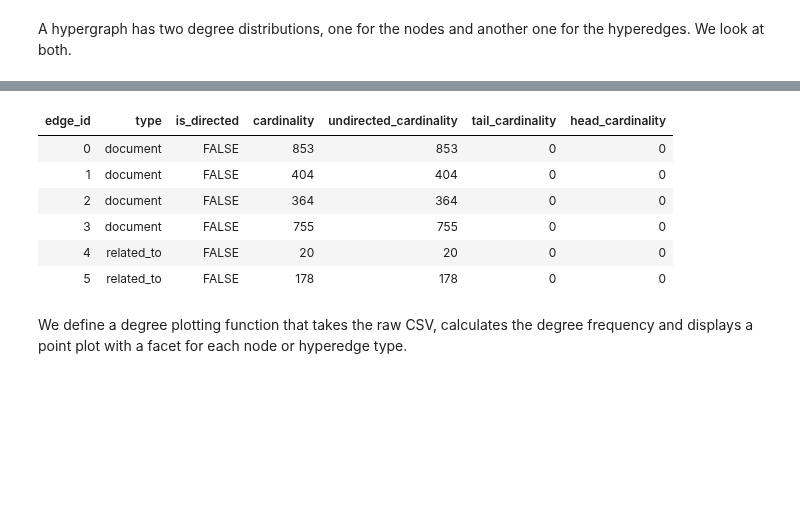
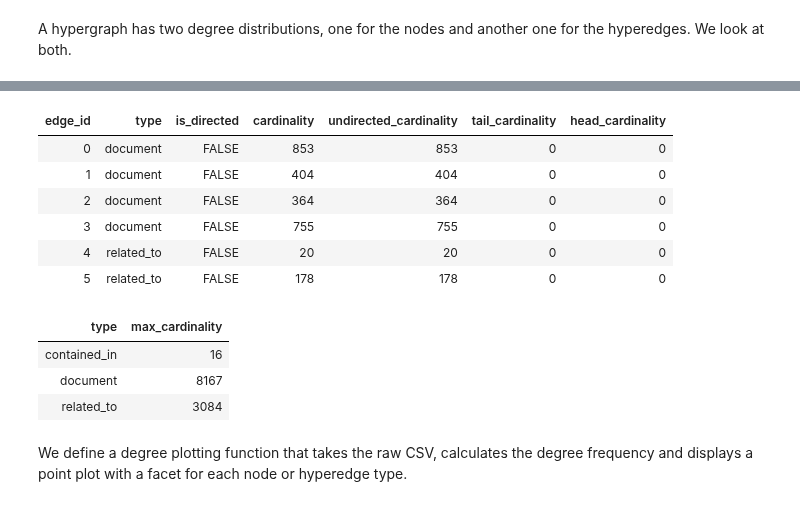
Before and after one commit to feup-infolab/army-ant, a Jupyter notebook: notebooks/hypergraph_of_entity/hypergraph_of_entity.ipynb, the cells around one changed output, grey strips where cells are left out. Saved outputs shown, nothing was run; the diff lists cells and outputs as text; code cells hidden in the pictures; blank space fills up the shorter version.

```diff
--- a/notebooks/hypergraph_of_entity/hypergraph_of_entity.ipynb
+++ b/notebooks/hypergraph_of_entity/hypergraph_of_entity.ipynb
@@ -99,14 +99,21 @@ head(node_degree)
 # %%
 edge_cardinality <- load_edge_cardinality_data(file.path(base_dir, "global"))
 head(edge_cardinality)
+edge_cardinality %>%
+    group_by(type) %>%
+    summarise(max_cardinality=max(cardinality))
 # %% [output]
 | edge_id | type | is_directed | cardinality | undirected_cardinality | tail_cardinality | head_cardinality |
 | 0 | document | FALSE | 853 | 853 | 0 | 0 |
 | 1 | document | FALSE | 404 | 404 | 0 | 0 |
 | 2 | document | FALSE | 364 | 364 | 0 | 0 |
 | 3 | document | FALSE | 755 | 755 | 0 | 0 |
 | 4 | related_to | FALSE | 20 | 20 | 0 | 0 |
 | 5 | related_to | FALSE | 178 | 178 | 0 | 0 |
+| type | max_cardinality |
+| contained_in | 16 |
+| document | 8167 |
+| related_to | 3084 |
 # %% [markdown]
 We define a degree plotting function that takes the raw CSV, calculates the degree frequency and displays a point plot with a facet for each node or hyperedge type.
 # %%
```
